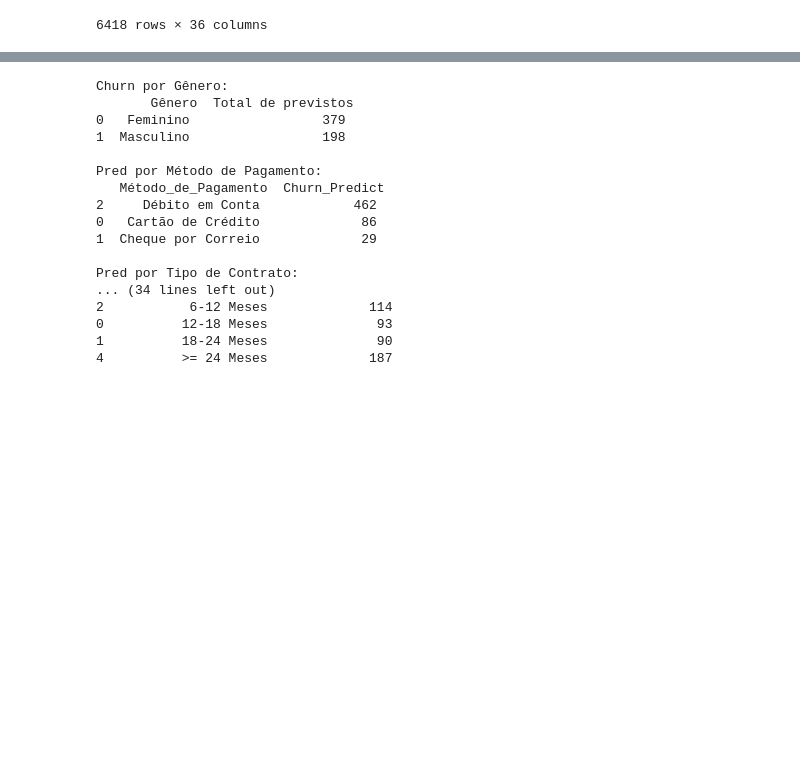
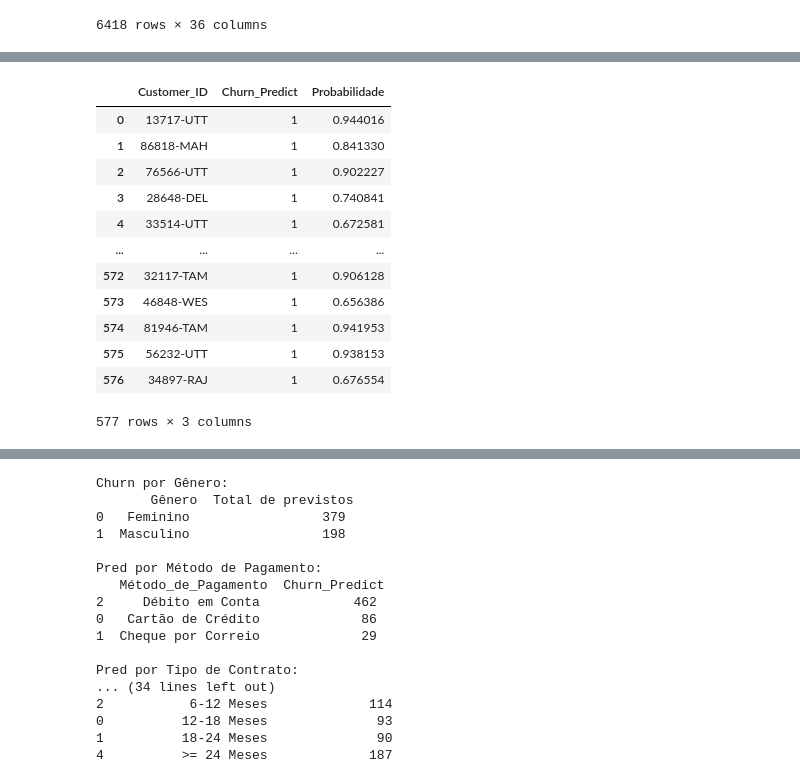
Before and after one commit to geovatatsuga/dashboard-e-previsao-churn, a Jupyter notebook: Projeto_de_Churn.ipynb, the cells around one changed output, grey strips where cells are left out. Saved outputs shown, nothing was run; the diff lists cells and outputs as text; code cells hidden in the pictures; blank space fills up the shorter version.

```diff
--- a/Projeto_de_Churn.ipynb
+++ b/Projeto_de_Churn.ipynb
@@ -1211,0 +1203,16 @@ clientespred.sort_values(by='Probabilidade', ascending=False)
+# %%
+clientes_risco_churn
+# %% [output]
+|  | Customer_ID | Churn_Predict | Probabilidade |
+| 0 | 13717-UTT | 1 | 0.944016 |
+| 1 | 86818-MAH | 1 | 0.841330 |
+| 2 | 76566-UTT | 1 | 0.902227 |
+| 3 | 28648-DEL | 1 | 0.740841 |
+| 4 | 33514-UTT | 1 | 0.672581 |
+| ... | ... | ... | ... |
+| 572 | 32117-TAM | 1 | 0.906128 |
+| 573 | 46848-WES | 1 | 0.656386 |
+| 574 | 81946-TAM | 1 | 0.941953 |
+| 575 | 56232-UTT | 1 | 0.938153 |
+| 576 | 34897-RAJ | 1 | 0.676554 |
+577 rows × 3 columns
```
Also changed, not shown: parts of 18 cells of this notebook.
